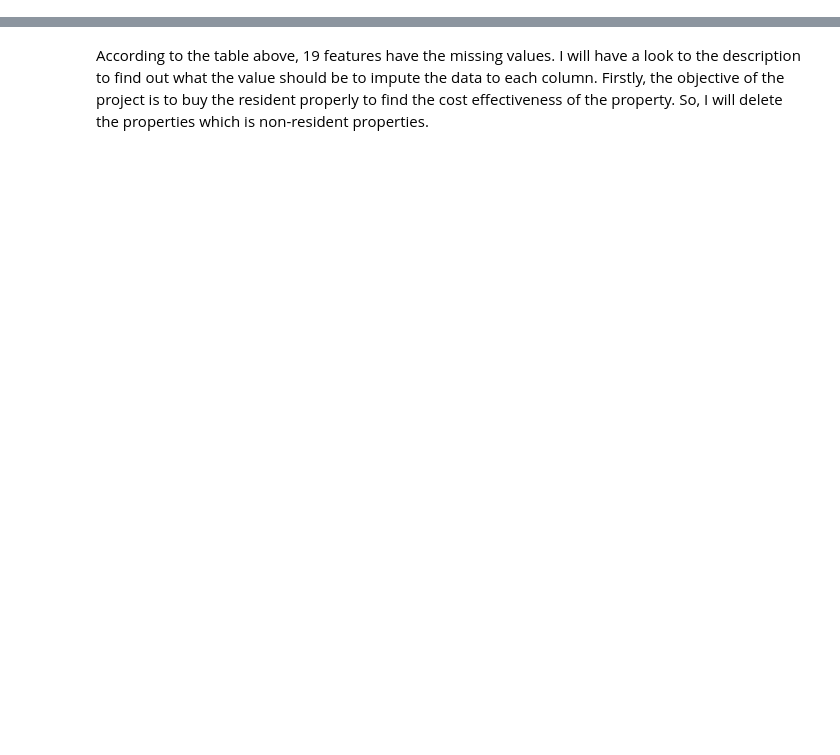
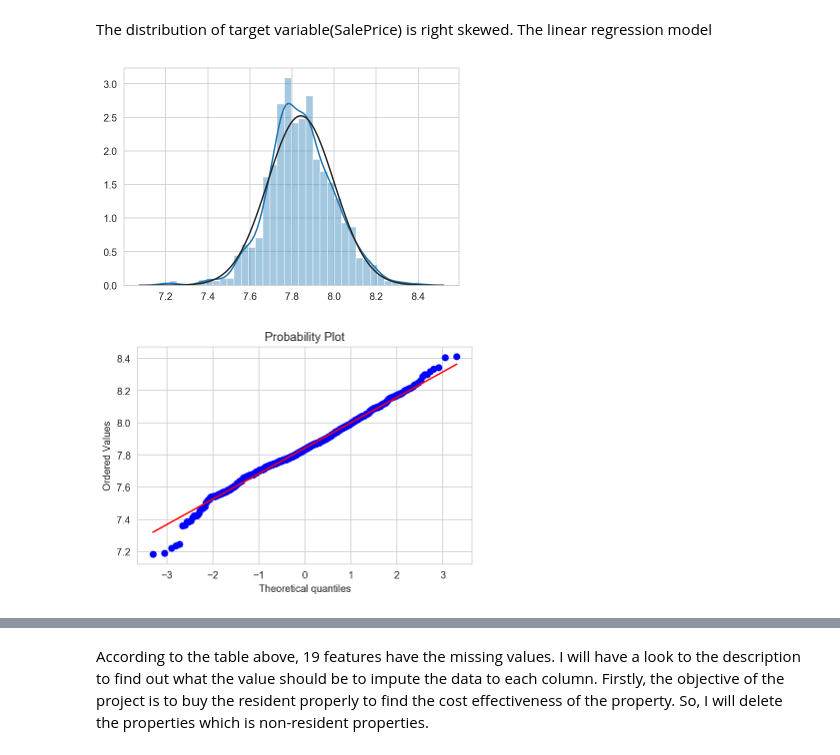
Before and after one commit to Tom-jarat/house_price_prediction, a Jupyter notebook: price_prediction_project.ipynb, the cells around one changed output, grey strips where cells are left out. Cells and saved outputs as stored; diff of their text form; code cells hidden in the pictures; blank space fills up the shorter version.

```diff
--- a/price_prediction_project.ipynb
+++ b/price_prediction_project.ipynb
@@ -118,0 +120,13 @@ memory usage: 924.0+ KB
+# %% [markdown]
+The distribution of target variable(SalePrice) is right skewed. The linear regression model
+# %%
+#transform the data using box-cox
+sample_transformed, lambd = stats.boxcox(house['SalePrice'])
+#plot the distribution curve and QQ-plot for transformed data
+sns.distplot(sample_transformed, fit = norm)
+plt.show()
+fig = stats.probplot(sample_transformed, plot=plt)
+plt.show()
+# %% [output]
+[figure, added]
+[figure, added]
```
Also changed, not shown: parts of 73 cells of this notebook, 1 other file.
